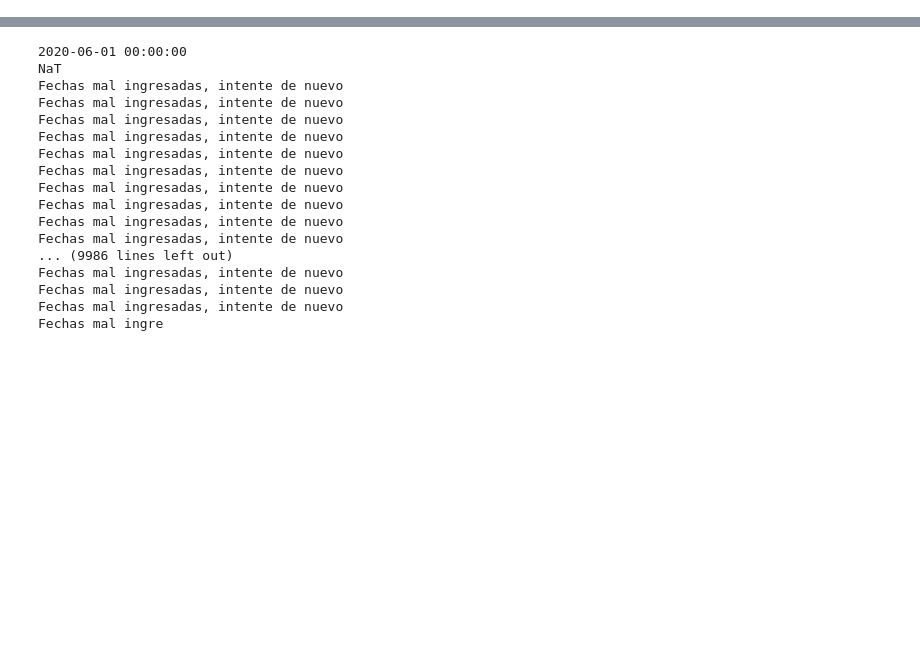
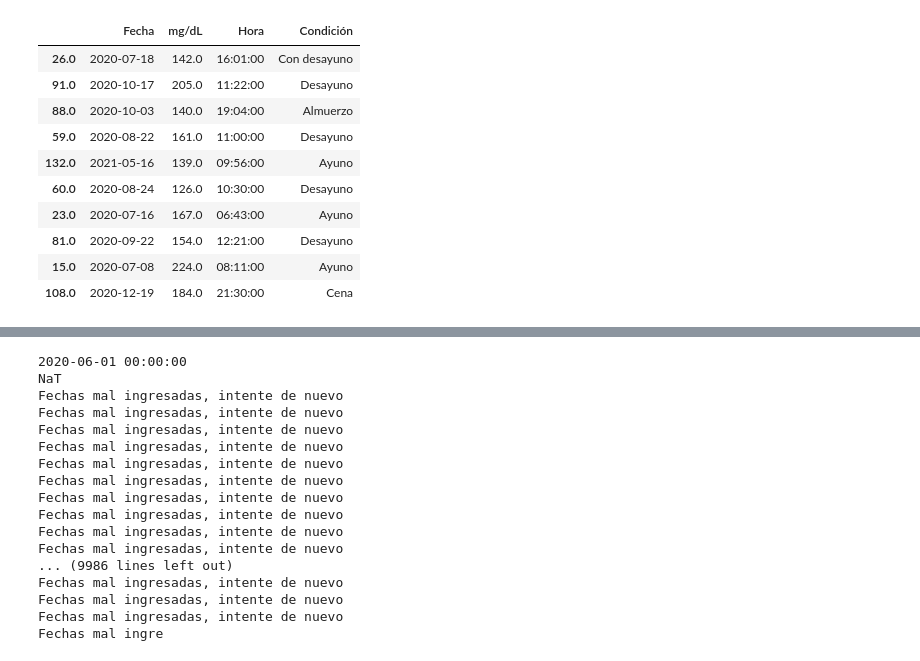
Before and after one commit to BorisRendon/Proyecto-Final-Scientific, a Jupyter notebook: Proyecto Final.ipynb, the cells around one changed output, grey strips where cells are left out. Saved outputs shown, nothing was run; the diff lists cells and outputs as text; code cells hidden in the pictures; blank space fills up the shorter version.

```diff
--- a/Proyecto Final.ipynb
+++ b/Proyecto Final.ipynb
@@ -59,0 +15,16 @@ def analysis_range(df):
+# %%
+prueba = sample(df)
+prueba1=prueba.to_numpy()
+prueba
+# %% [output]
+|  | Fecha | mg/dL | Hora | Condición |
+| 26.0 | 2020-07-18 | 142.0 | 16:01:00 | Con desayuno |
+| 91.0 | 2020-10-17 | 205.0 | 11:22:00 | Desayuno |
+| 88.0 | 2020-10-03 | 140.0 | 19:04:00 | Almuerzo |
+| 59.0 | 2020-08-22 | 161.0 | 11:00:00 | Desayuno |
+| 132.0 | 2021-05-16 | 139.0 | 09:56:00 | Ayuno |
+| 60.0 | 2020-08-24 | 126.0 | 10:30:00 | Desayuno |
+| 23.0 | 2020-07-16 | 167.0 | 06:43:00 | Ayuno |
+| 81.0 | 2020-09-22 | 154.0 | 12:21:00 | Desayuno |
+| 15.0 | 2020-07-08 | 224.0 | 08:11:00 | Ayuno |
+| 108.0 | 2020-12-19 | 184.0 | 21:30:00 | Cena |
```
Also changed, not shown: parts of 4 cells of this notebook, 1 other file.
